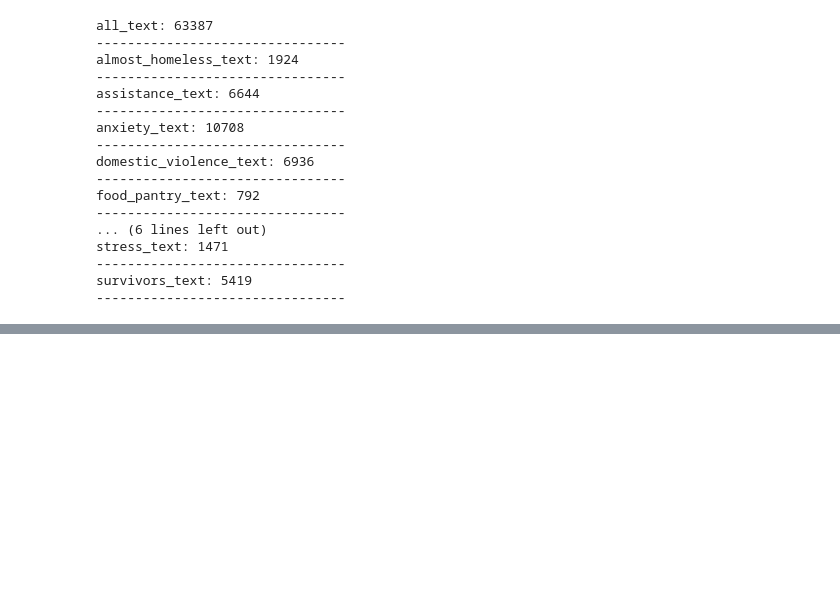
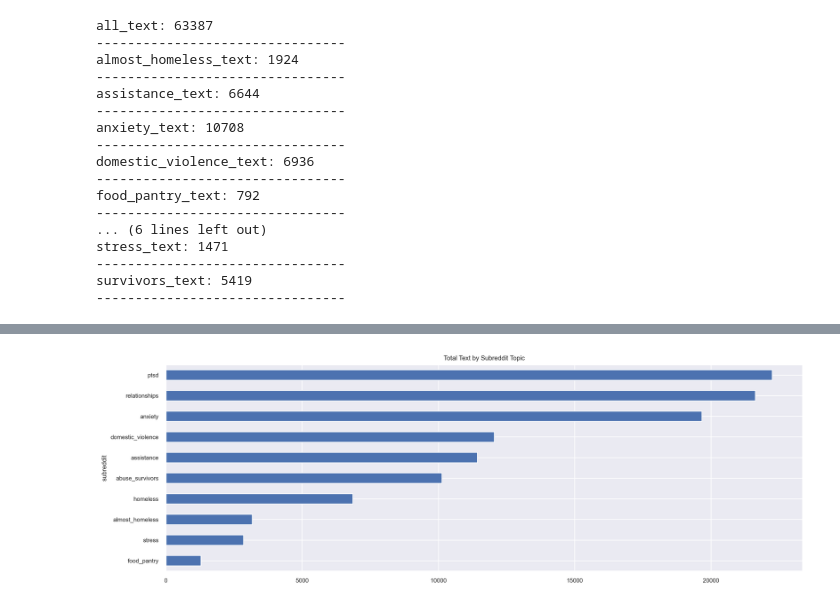
Before and after one commit to mijailmariano/reddit_stress_detection, a Jupyter notebook: working_notebook.ipynb, the cells around one changed output, grey strips where cells are left out. Drawn from its saved outputs; the diff is of its cells as text; code cells hidden in the pictures; blank space fills up the shorter version.

```diff
--- a/working_notebook.ipynb
+++ b/working_notebook.ipynb
@@ -1,7 +1,7 @@
 # %%
 # notebook dependencies
 import matplotlib as mpl
-mpl.rcParams['figure.dpi'] = 500
+mpl.rcParams['figure.dpi'] = 300
 
 import os # for caching purposeses
 import pandas as pd
@@ -729,0 +742,6 @@ survivors_text: 5419
+# %%
+# step 1: for ea. row, count the total number of individual words in "text" column --
+# create a new column called "word_count"
+
+df["word_count"] = df["text"].str.split().str.len()
+df.head() # checks out!
@@ -729,0 +755,5 @@ survivors_text: 5419
+# %%
+# step 2: use a "groupby" method on "subreddit" column/topic and add all figures in "word_count" column
+
+sum_of_words = df.groupby("subreddit")["word_count"].agg("sum").sort_values(ascending = False)
+sum_of_words
@@ -730,2 +773,13 @@ survivors_text: 5419
+# %%
+# visualizing total word count by subreddit topic
+# let's also use the total text length as a benchmark/reference
+
+plt.figure(figsize = (15, 5))
+sum_of_words.sort_values(ascending = True).plot.barh()
+
+plt.title("Total Text by Subreddit Topic")
+plt.show()
+# %% [output]
+[figure, added]
 # %%
 # work on visualizing/building wordclouds "n-grams" by subreddit topic (eg., single words, bi, tri-gram, etc.)
```
Also changed, not shown: parts of 6 cells of this notebook, 1 other file.
